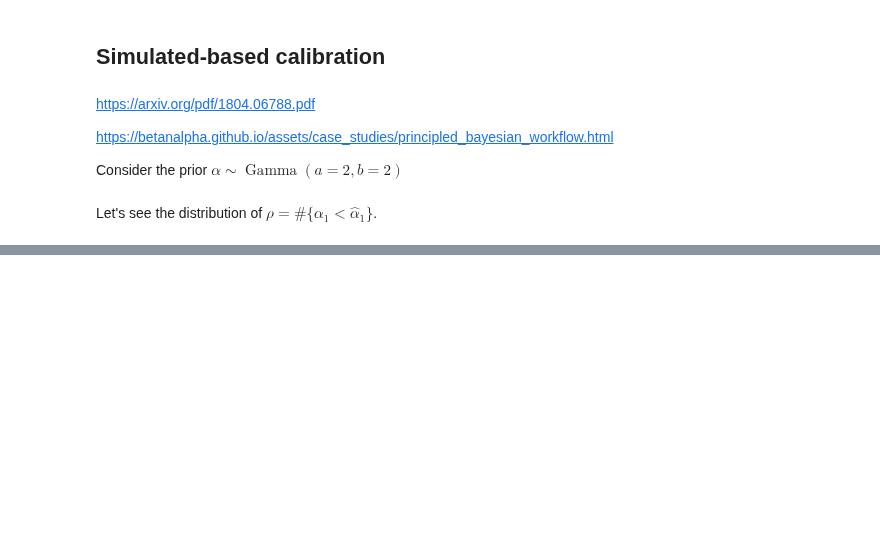
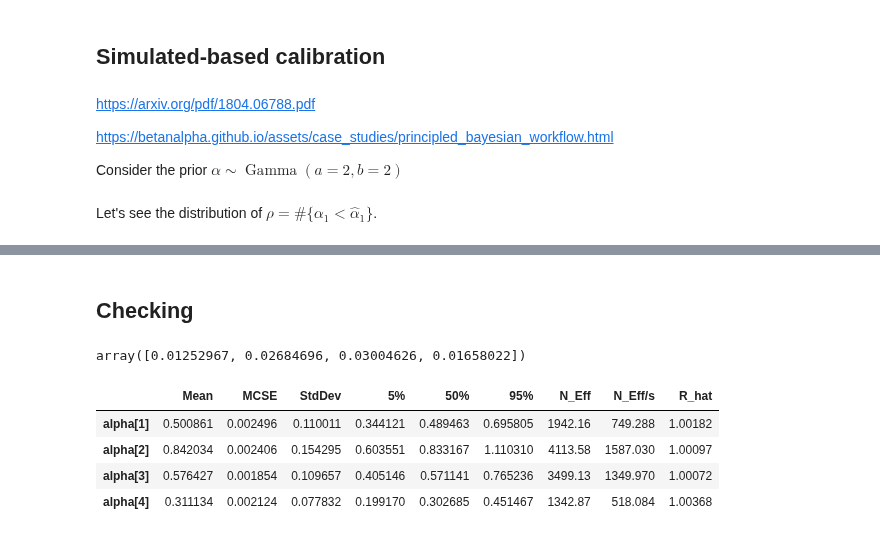
Before and after one commit to lucasmoschen/bivariate-beta, a Jupyter notebook: notebooks/bayesian_estimation_biv_beta.ipynb, the cells around one changed output, grey strips where cells are left out. Drawn from its saved outputs; the diff is of its cells as text; code cells hidden in the pictures; blank space fills up the shorter version.

```diff
--- a/notebooks/bayesian_estimation_biv_beta.ipynb
+++ b/notebooks/bayesian_estimation_biv_beta.ipynb
@@ -153,0 +161,49 @@ sns.pairplot(data=pd.DataFrame(np.array([i['rho'] for i in rho_values])))
+# %% [markdown]
+## Checking
+# %%
+true_alpha = np.array([1,1,1,1])
+n = 50
+
+a = 2*np.ones(4)
+b = 2*np.ones(4)
+c = 0.05
+
+biases_estimates = []
+
+for i in tqdm.trange(500):
+
+    seed = np.random.randint(839231231)
+    XY, U = generate_data(true_alpha, n, seed)
+    data = {'n': n, 'a': a, 'b': b, 'c': c, 'xy': XY}
+
+    model_fit = model3.sample(data=data, iter_warmup=1000, iter_sampling=1000, chains=4, adapt_delta=0.9,
+                                  show_progress=False, show_console=False)
+
+    estimates = model_fit.summary()['Mean'].iloc[1:5].values
+    bias = estimates - true_alpha
+    biases_estimates.append(bias)
+# %%
+(np.array(biases_estiamtes) + 0.05).mean(axis=0)
+# %% [output]
+array([0.01252967, 0.02684696, 0.03004626, 0.01658022])
+# %%
+true_alpha = np.array([0.5, 0.9, 0.7, 0.3])
+n = 50
+
+a = 2*np.ones(4)
+b = 2*np.ones(4)
+c = 0.0
+
+seed = np.random.randint(839231231)
+XY, U = generate_data(true_alpha, n, seed)
+data = {'n': n, 'a': a, 'b': b, 'c': c, 'xy': XY}
+# %%
+model_fit = model3.sample(data=data, iter_warmup=1000, iter_sampling=2000, chains=4, adapt_delta=0.9,
+                          show_progress=False, show_console=False, seed=seed)
+model_fit.summary().loc[['alpha[{}]'.format(i) for i in range(1,5)]]
+# %% [output]
+|  | Mean | MCSE | StdDev | 5% | 50% | 95% | N_Eff | N_Eff/s | R_hat |
+| alpha[1] | 0.500861 | 0.002496 | 0.110011 | 0.344121 | 0.489463 | 0.695805 | 1942.16 | 749.288 | 1.00182 |
+| alpha[2] | 0.842034 | 0.002406 | 0.154295 | 0.603551 | 0.833167 | 1.110310 | 4113.58 | 1587.030 | 1.00097 |
+| alpha[3] | 0.576427 | 0.001854 | 0.109657 | 0.405146 | 0.571141 | 0.765236 | 3499.13 | 1349.970 | 1.00072 |
+| alpha[4] | 0.311134 | 0.002124 | 0.077832 | 0.199170 | 0.302685 | 0.451467 | 1342.87 | 518.084 | 1.00368 |
```
Also changed, not shown: parts of 9 cells of this notebook.
